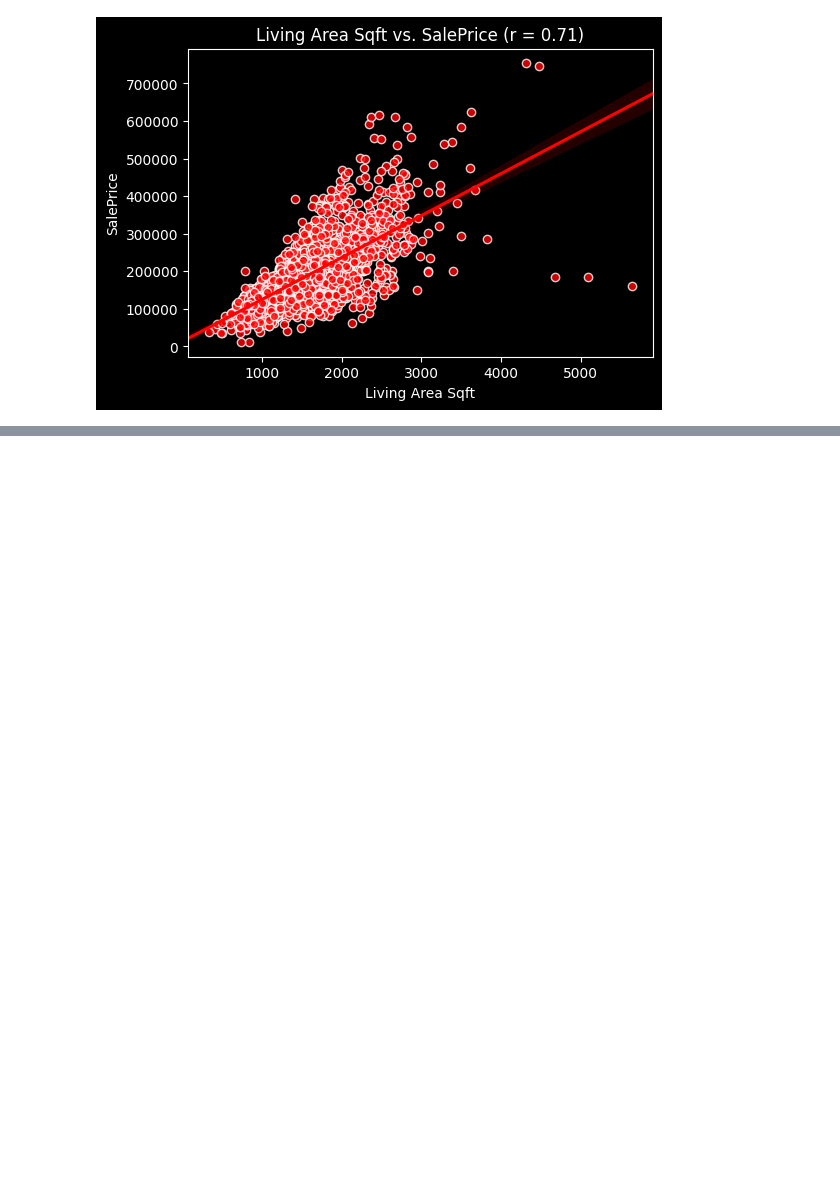
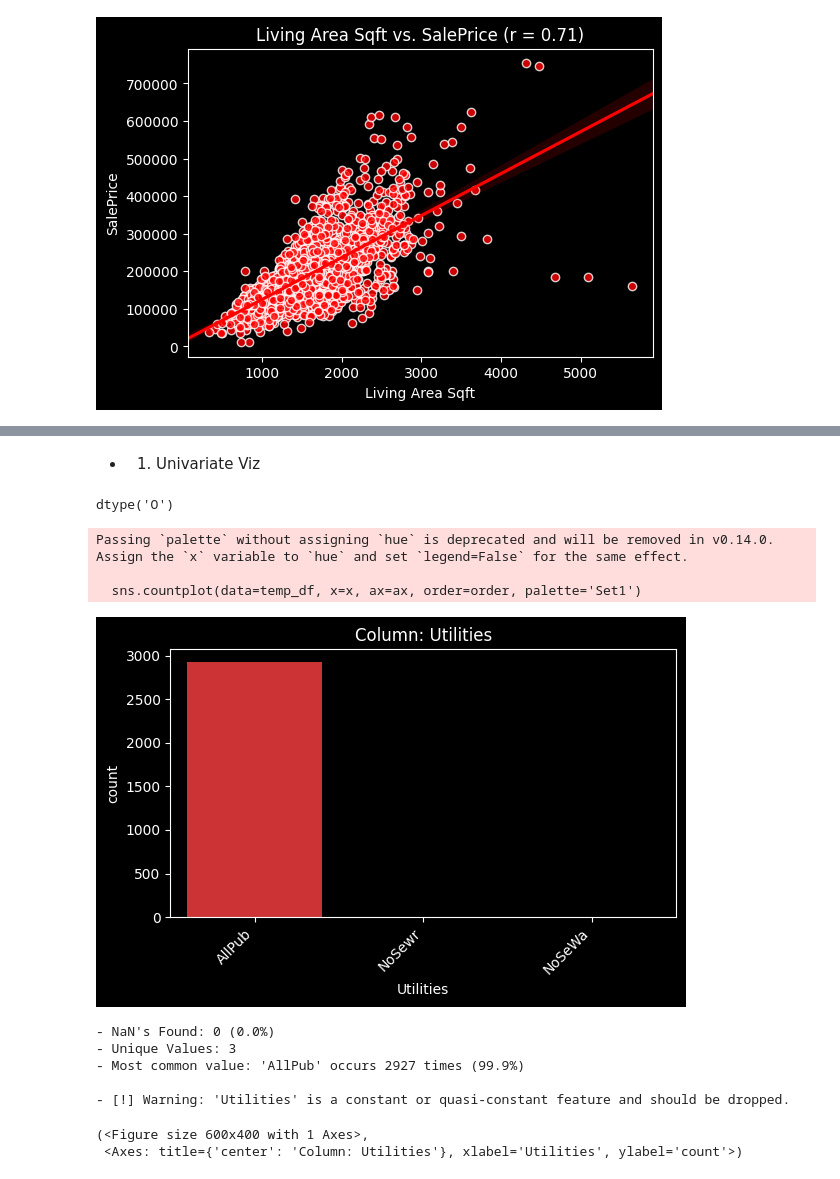
Before and after one commit to basharbayatna/AmesHousePriceAnalysis, a Jupyter notebook: Ames_Houses.ipynb, the cells around one changed output, grey strips where cells are left out. Drawn from its saved outputs; the diff is of its cells as text; code cells hidden in the pictures; blank space fills up the shorter version.

```diff
--- a/Ames_Houses.ipynb
+++ b/Ames_Houses.ipynb
@@ -1705,0 +1719,23 @@ fig,ax = plot_numaric_vs_target(df, 'Living Area Sqft', color='red', truncate=Fa
+# %% [markdown]
+- 1. Univariate Viz
+# %%
+# checking the data type
+feature = 'Utilities'
+df[feature].dtype
+# %% [output]
+dtype('O')
+# %%
+# using the function we craeted above:
+explore_categorical(df, feature)
+# %% [output]
+Passing `palette` without assigning `hue` is deprecated and will be removed in v0.14.0. Assign the `x` variable to `hue` and set `legend=False` for the same effect.
+
+  sns.countplot(data=temp_df, x=x, ax=ax, order=order, palette='Set1')
+[figure, added]
+- NaN's Found: 0 (0.0%)
+- Unique Values: 3
+- Most common value: 'AllPub' occurs 2927 times (99.9%)
+
+- [!] Warning: 'Utilities' is a constant or quasi-constant feature and should be dropped.
+(<Figure size 600x400 with 1 Axes>,
+ <Axes: title={'center': 'Column: Utilities'}, xlabel='Utilities', ylabel='count'>)
```
Also changed, not shown: parts of 28 cells of this notebook.
